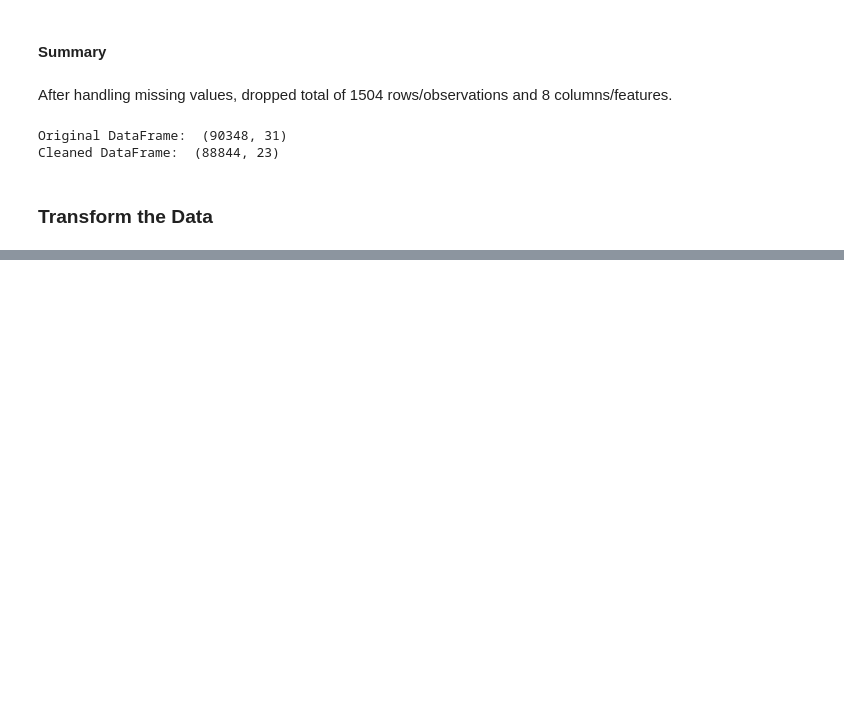
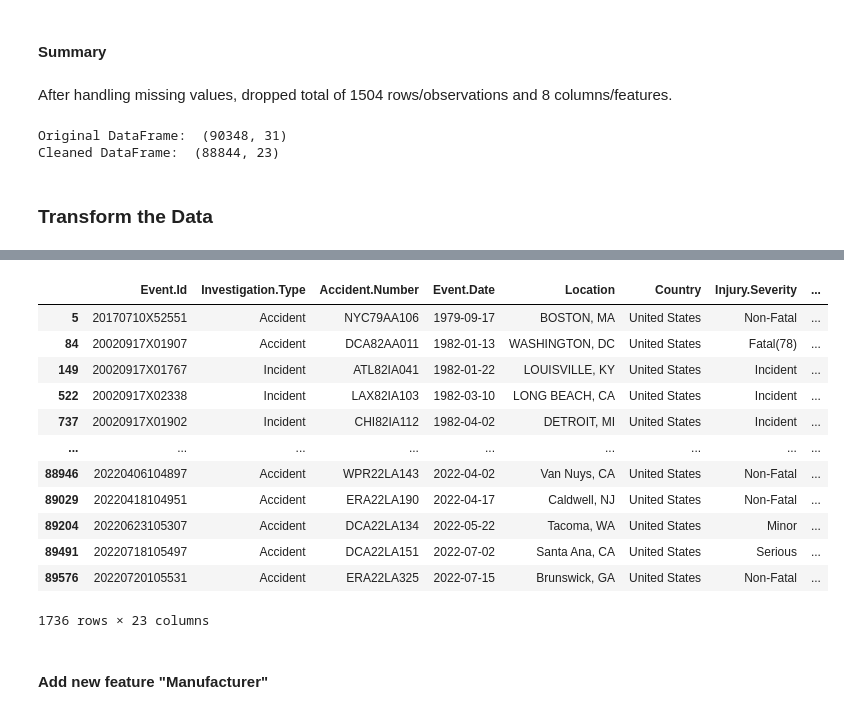
Before and after one commit to hfu-dev/safest-aircraft-analysis, a Jupyter notebook: notebooks/exploratory.ipynb, the cells around one changed output, grey strips where cells are left out. Cells and saved outputs as stored; diff of their text form; code cells hidden in the pictures; blank space fills up the shorter version.

```diff
--- a/notebooks/exploratory.ipynb
+++ b/notebooks/exploratory.ipynb
@@ -741,0 +857,21 @@ Cleaned DataFrame:  (88844, 23)
+# %%
+# filter out older aircraft
+df_filtered = df_filtered[(df_filtered['Number.of.Engines'] == 2) &
+                          (df_filtered['Engine.Type'] == 'Turbo Fan')]
+df_filtered
+# %% [output]
+|  | Event.Id | Investigation.Type | Accident.Number | Event.Date | Location | Country | Injury.Severity | ... |
+| 5 | 20170710X52551 | Accident | NYC79AA106 | 1979-09-17 | BOSTON, MA | United States | Non-Fatal | ... |
+| 84 | 20020917X01907 | Accident | DCA82AA011 | 1982-01-13 | WASHINGTON, DC | United States | Fatal(78) | ... |
+| 149 | 20020917X01767 | Incident | ATL82IA041 | 1982-01-22 | LOUISVILLE, KY | United States | Incident | ... |
+| 522 | 20020917X02338 | Incident | LAX82IA103 | 1982-03-10 | LONG BEACH, CA | United States | Incident | ... |
+| 737 | 20020917X01902 | Incident | CHI82IA112 | 1982-04-02 | DETROIT, MI | United States | Incident | ... |
+| ... | ... | ... | ... | ... | ... | ... | ... | ... |
+| 88946 | 20220406104897 | Accident | WPR22LA143 | 2022-04-02 | Van Nuys, CA | United States | Non-Fatal | ... |
+| 89029 | 20220418104951 | Accident | ERA22LA190 | 2022-04-17 | Caldwell, NJ | United States | Non-Fatal | ... |
+| 89204 | 20220623105307 | Accident | DCA22LA134 | 2022-05-22 | Tacoma, WA | United States | Minor | ... |
+| 89491 | 20220718105497 | Accident | DCA22LA151 | 2022-07-02 | Santa Ana, CA | United States | Serious | ... |
+| 89576 | 20220720105531 | Accident | ERA22LA325 | 2022-07-15 | Brunswick, GA | United States | Non-Fatal | ... |
+1736 rows × 23 columns
+# %% [markdown]
+#### Add new feature "Manufacturer"
```
Also changed, not shown: parts of 34 cells of this notebook.
